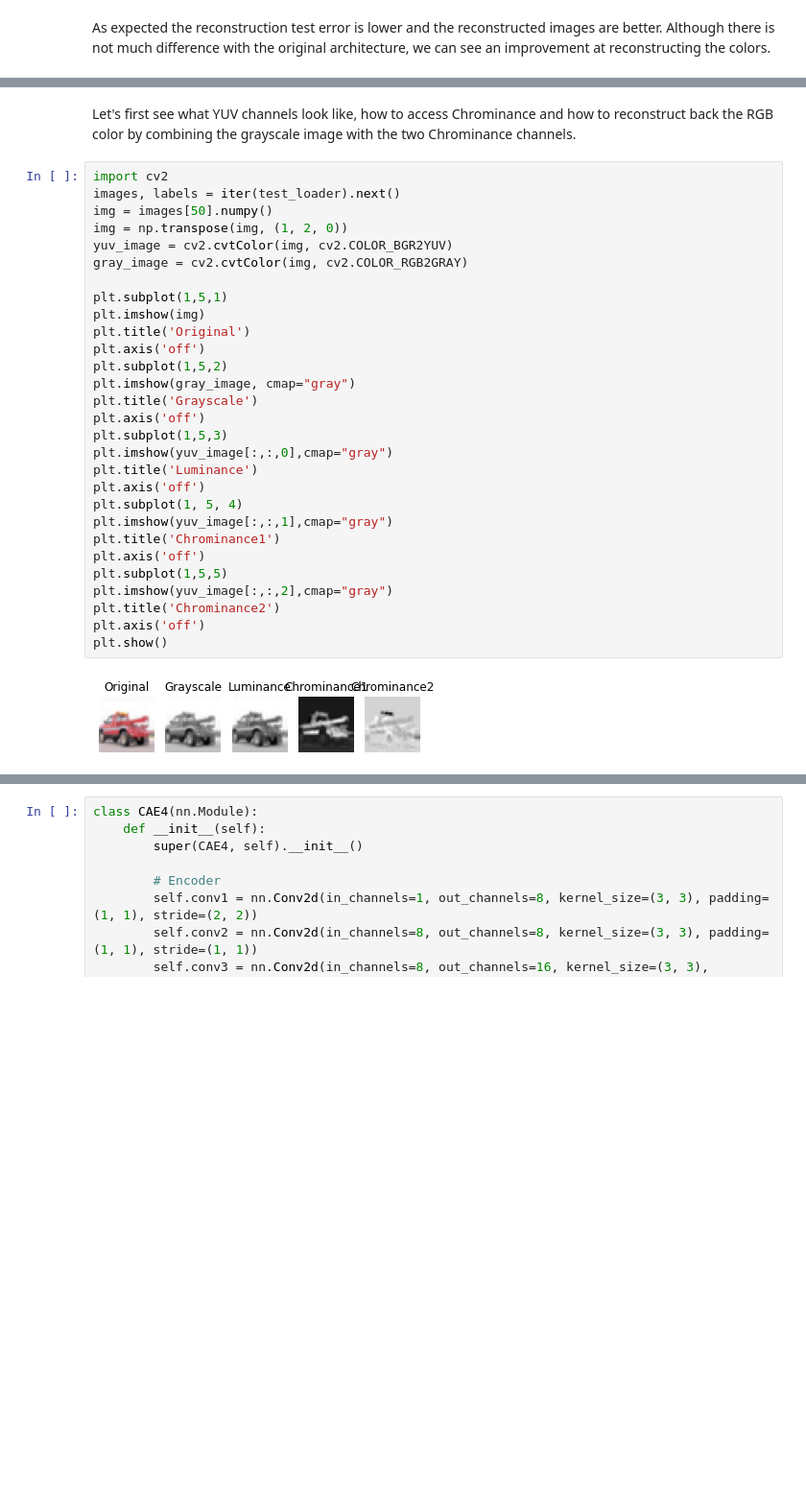
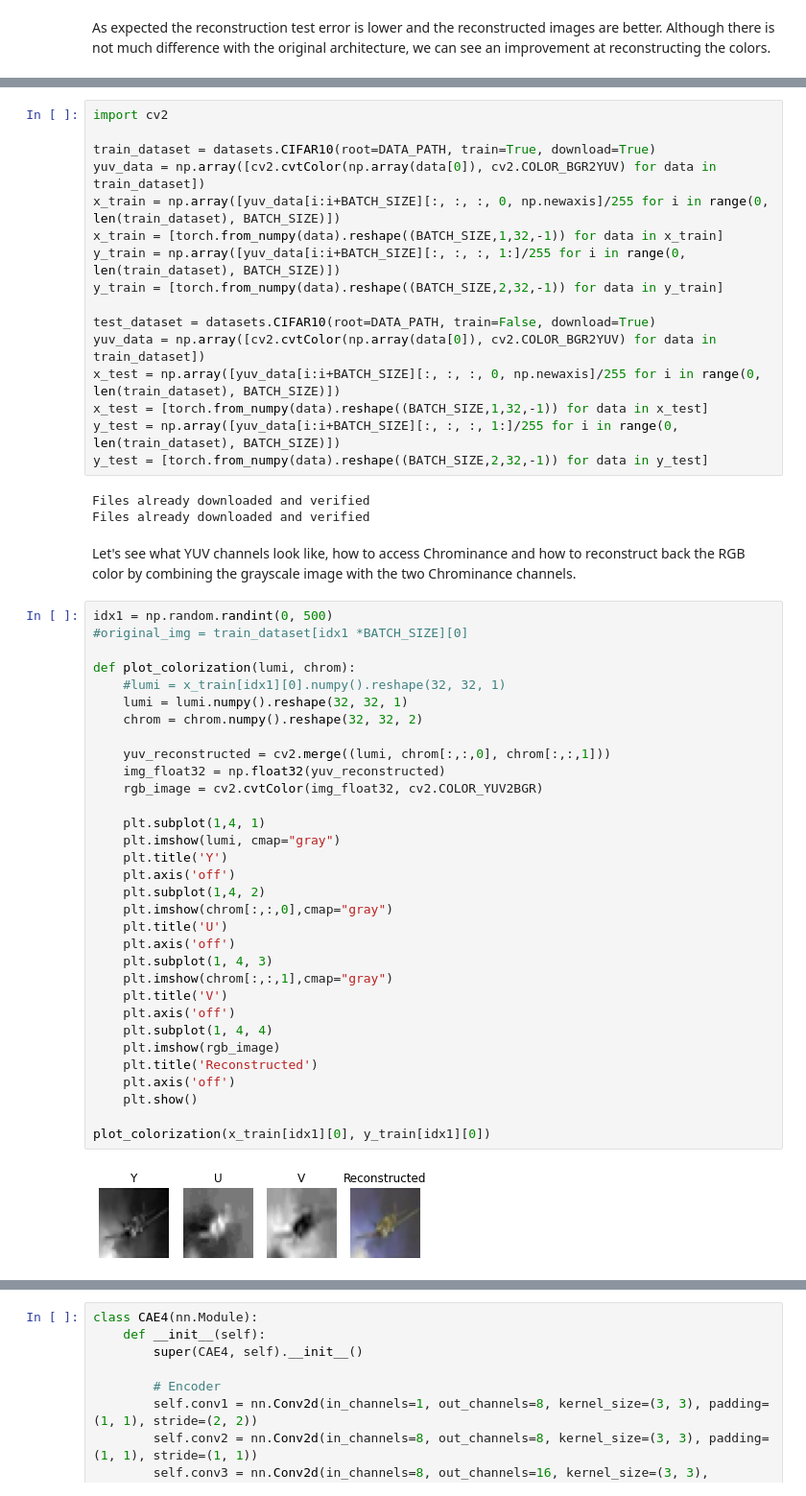
Before and after one commit to serginogues/convolutional_autoencoder, a Jupyter notebook: autoencoder.ipynb, the cells around one changed output, grey strips where cells are left out. Shown: that part at 96% size. Cells and saved outputs as stored; diff of their text form; blank space fills up the shorter version.

Commit message:
colorization

```diff
--- a/autoencoder.ipynb
+++ b/autoencoder.ipynb
@@ -466,34 +492,56 @@ application? Try out some ideas._**
+# %%
+import cv2
+
+train_dataset = datasets.CIFAR10(root=DATA_PATH, train=True, download=True)
+yuv_data = np.array([cv2.cvtColor(np.array(data[0]), cv2.COLOR_BGR2YUV) for data in train_dataset])
+x_train = np.array([yuv_data[i:i+BATCH_SIZE][:, :, :, 0, np.newaxis]/255 for i in range(0, len(train_dataset), BATCH_SIZE)])
+x_train = [torch.from_numpy(data).reshape((BATCH_SIZE,1,32,-1)) for data in x_train]
+y_train = np.array([yuv_data[i:i+BATCH_SIZE][:, :, :, 1:]/255 for i in range(0, len(train_dataset), BATCH_SIZE)])
+y_train = [torch.from_numpy(data).reshape((BATCH_SIZE,2,32,-1)) for data in y_train]
+
+test_dataset = datasets.CIFAR10(root=DATA_PATH, train=False, download=True)
+yuv_data = np.array([cv2.cvtColor(np.array(data[0]), cv2.COLOR_BGR2YUV) for data in train_dataset])
+x_test = np.array([yuv_data[i:i+BATCH_SIZE][:, :, :, 0, np.newaxis]/255 for i in range(0, len(train_dataset), BATCH_SIZE)])
+x_test = [torch.from_numpy(data).reshape((BATCH_SIZE,1,32,-1)) for data in x_test]
+y_test = np.array([yuv_data[i:i+BATCH_SIZE][:, :, :, 1:]/255 for i in range(0, len(train_dataset), BATCH_SIZE)])
+y_test = [torch.from_numpy(data).reshape((BATCH_SIZE,2,32,-1)) for data in y_test]
+# %% [output]
+Files already downloaded and verified
+Files already downloaded and verified
 # %% [markdown]
-Let's first see what YUV channels look like, how to access Chrominance
+Let's see what YUV channels look like, how to access Chrominance
 and how to reconstruct back the RGB color by combining the grayscale image with the two Chrominance channels.
 # %%
-import cv2
-images, labels = iter(test_loader).next()
-img = images[50].numpy()
-img = np.transpose(img, (1, 2, 0))
-yuv_image = cv2.cvtColor(img, cv2.COLOR_BGR2YUV)
-gray_image = cv2.cvtColor(img, cv2.COLOR_RGB2GRAY)
+idx1 = np.random.randint(0, 500)
+#original_img = train_dataset[idx1 *BATCH_SIZE][0]
 
-plt.subplot(1,5,1)
-plt.imshow(img)
-plt.title('Original')
-plt.axis('off')
-plt.subplot(1,5,2)
-plt.imshow(gray_image, cmap="gray")
-plt.title('Grayscale')
-plt.axis('off')
-plt.subplot(1,5,3)
-plt.imshow(yuv_image[:,:,0],cmap="gray")
-plt.title('Luminance')
-plt.axis('off')
-plt.subplot(1, 5, 4)
-plt.imshow(yuv_image[:,:,1],cmap="gray")
-plt.title('Chrominance1')
-plt.axis('off')
-plt.subplot(1,5,5)
-plt.imshow(yuv_image[:,:,2],cmap="gray")
-plt.title('Chrominance2')
-plt.axis('off')
-plt.show()
+def plot_colorization(lumi, chrom):
+    #lumi = x_train[idx1][0].numpy().reshape(32, 32, 1)
+    lumi = lumi.numpy().reshape(32, 32, 1)
+    chrom = chrom.numpy().reshape(32, 32, 2)
+
+    yuv_reconstructed = cv2.merge((lumi, chrom[:,:,0], chrom[:,:,1]))
+    img_float32 = np.float32(yuv_reconstructed)
+    rgb_image = cv2.cvtColor(img_float32, cv2.COLOR_YUV2BGR)
+
+    plt.subplot(1,4, 1)
+    plt.imshow(lumi, cmap="gray")
+    plt.title('Y')
+    plt.axis('off')
+    plt.subplot(1,4, 2)
+    plt.imshow(chrom[:,:,0],cmap="gray")
+    plt.title('U')
+    plt.axis('off')
+    plt.subplot(1, 4, 3)
+    plt.imshow(chrom[:,:,1],cmap="gray")
+    plt.title('V')
+    plt.axis('off')
+    plt.subplot(1, 4, 4)
+    plt.imshow(rgb_image)
+    plt.title('Reconstructed')
+    plt.axis('off')
+    plt.show()
+
+plot_colorization(x_train[idx1][0], y_train[idx1][0])
 # %% [output]
-[figure, old version]
+[figure, new version]
```
Also changed, not shown: parts of 36 cells of this notebook, 4 other files.
